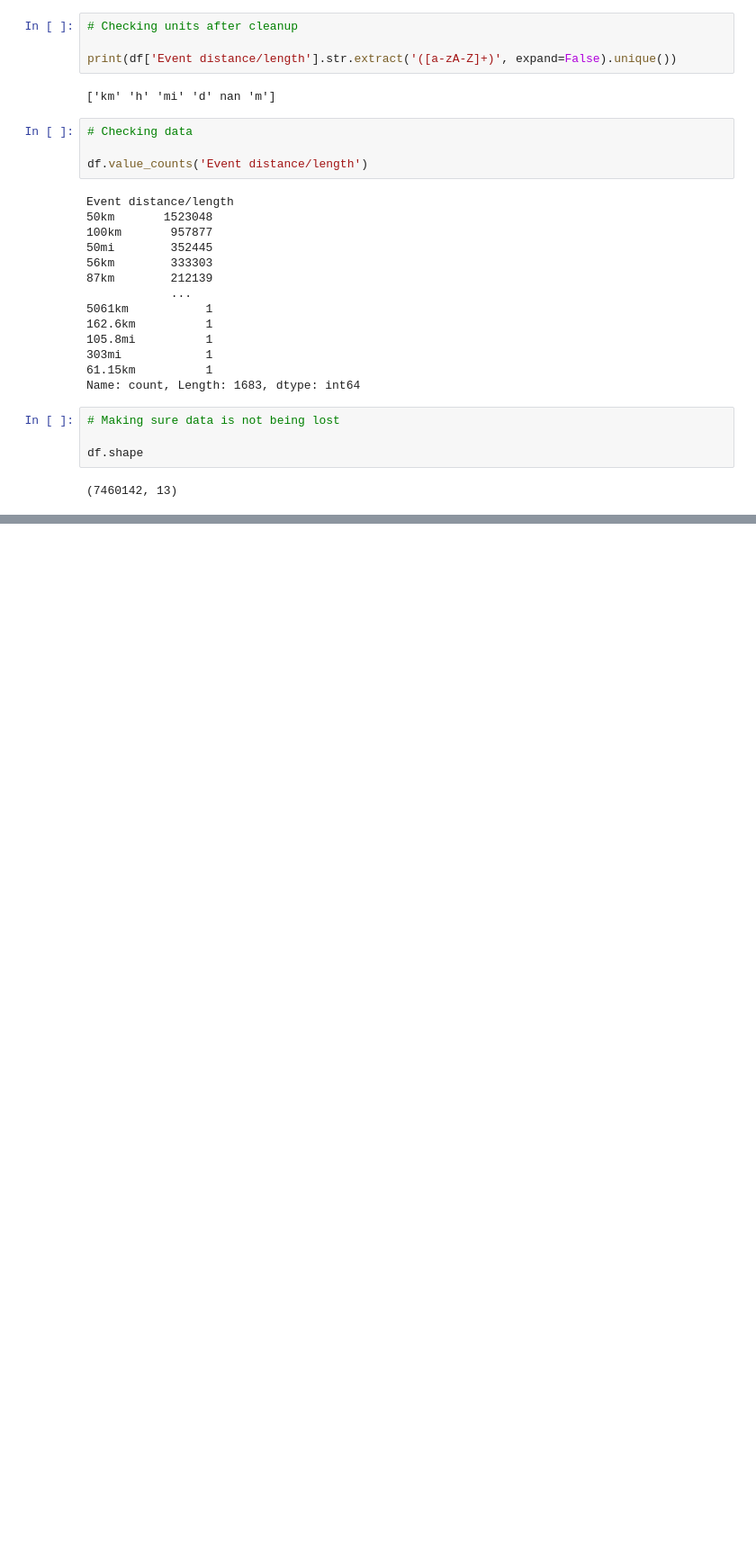
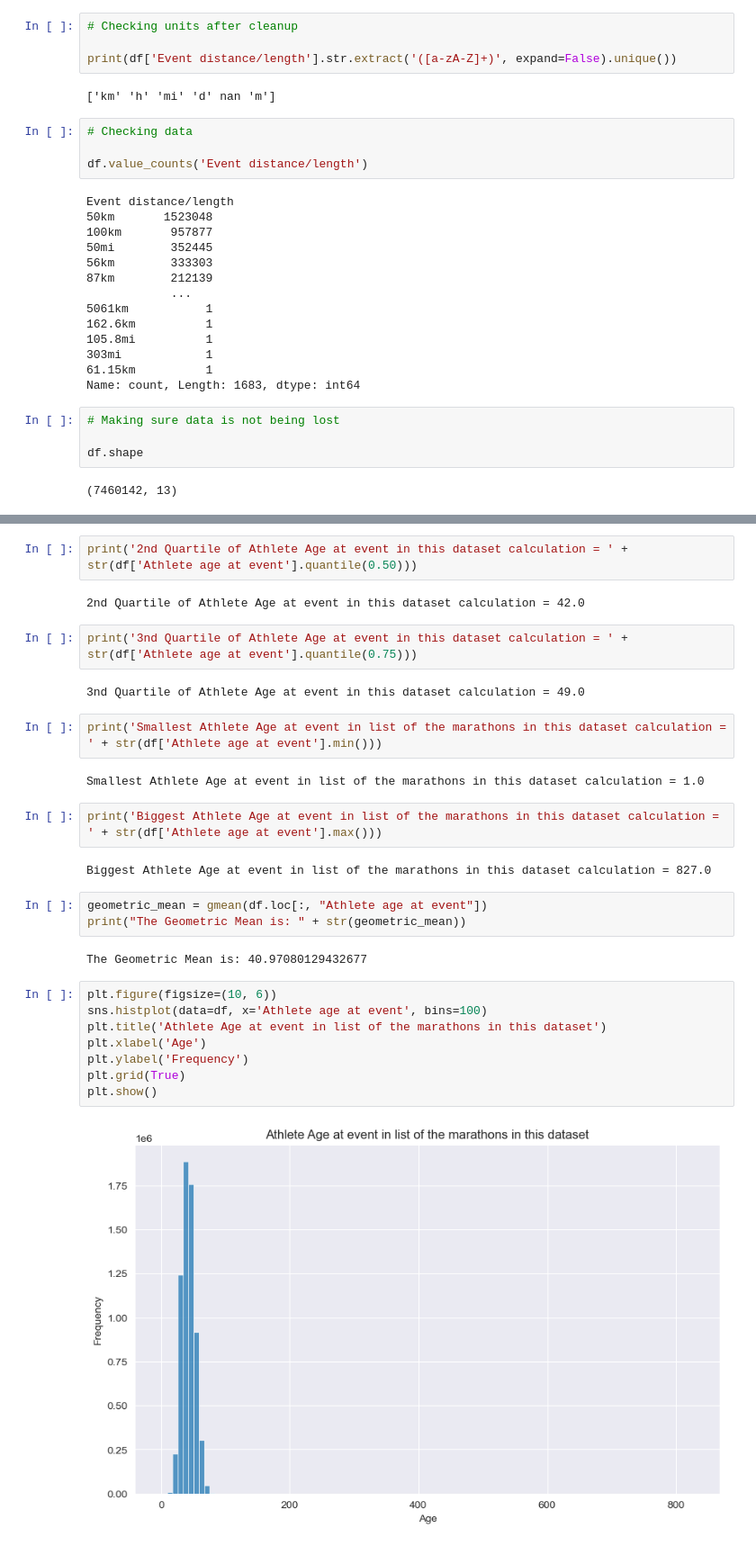
Before and after one commit to Kaichumoto/UltraMarathonRunning, a Jupyter notebook: Assignment 2.ipynb, the cells around one changed output, grey strips where cells are left out. Shown: that part at 90% size. Cells and saved outputs as stored; diff of their text form; blank space fills up the shorter version.

```diff
--- a/Assignment 2.ipynb
+++ b/Assignment 2.ipynb
@@ -429,0 +771,31 @@ KeyError: 'distance_km'
+# %%
+print('2nd Quartile of Athlete Age at event in this dataset calculation = ' + str(df['Athlete age at event'].quantile(0.50)))
+# %% [output]
+2nd Quartile of Athlete Age at event in this dataset calculation = 42.0
+# %%
+print('3nd Quartile of Athlete Age at event in this dataset calculation = ' + str(df['Athlete age at event'].quantile(0.75)))
+# %% [output]
+3nd Quartile of Athlete Age at event in this dataset calculation = 49.0
+# %%
+print('Smallest Athlete Age at event in list of the marathons in this dataset calculation = ' + str(df['Athlete age at event'].min()))
+# %% [output]
+Smallest Athlete Age at event in list of the marathons in this dataset calculation = 1.0
+# %%
+print('Biggest Athlete Age at event in list of the marathons in this dataset calculation = ' + str(df['Athlete age at event'].max()))
+# %% [output]
+Biggest Athlete Age at event in list of the marathons in this dataset calculation = 827.0
+# %%
+geometric_mean = gmean(df.loc[:, "Athlete age at event"])
+print("The Geometric Mean is: " + str(geometric_mean))
+# %% [output]
+The Geometric Mean is: 40.97080129432677
+# %%
+plt.figure(figsize=(10, 6))
+sns.histplot(data=df, x='Athlete age at event', bins=100)
+plt.title('Athlete Age at event in list of the marathons in this dataset')
+plt.xlabel('Age')
+plt.ylabel('Frequency')
+plt.grid(True)
+plt.show()
+# %% [output]
+[figure, added]
```
Also changed, not shown: parts of 172 cells of this notebook, 1 other file.
